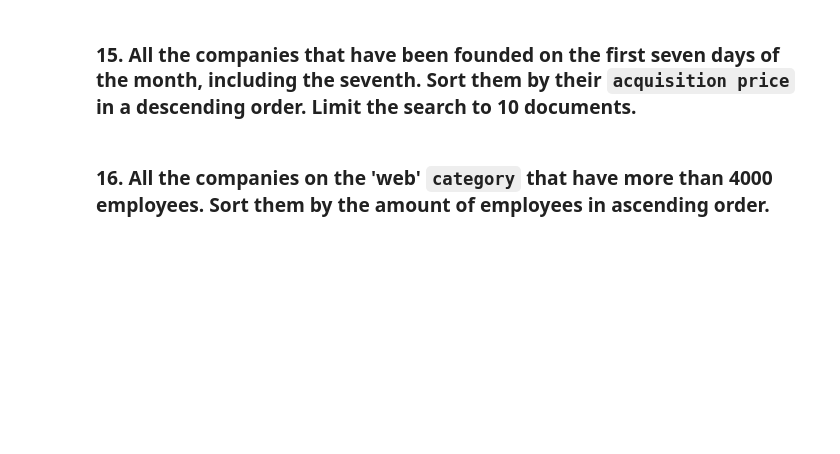
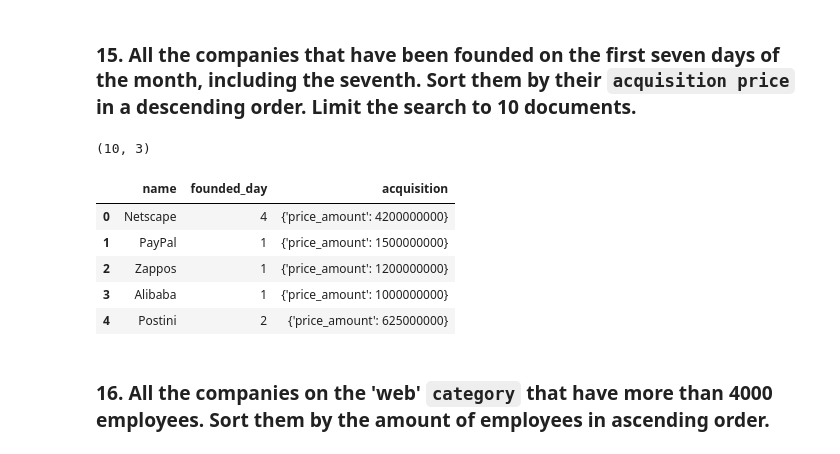
Before and after one commit to Ironhack-Data-Madrid-PartTime-Oct22/lab-mongo-queries, a Jupyter notebook: your_code/main.ipynb, the cells around one changed output. Cells and saved outputs as stored; diff of their text form; code cells hidden in the pictures; blank space fills up the shorter version.

```diff
--- a/your_code/main.ipynb
+++ b/your_code/main.ipynb
@@ -241,2 +265,18 @@ companies_acquisition_2010.head(3)
+# %%
+# Your Code
+cond01 = {'founded_day':{'$gte':1}}
+cond02 = {'founded_day':{'$lte':7}}
+
+companies_7days =pd.DataFrame(db.coleccion.find({'$and': [cond01,cond02]},{'_id':0,'name':1,'founded_day':1, 'acquisition.price_amount':1}).sort('acquisition.price_amount', -1).limit(10))
+print(companies_7days.shape)
+companies_7days.head()
+# %% [output]
+(10, 3)
+|  | name | founded_day | acquisition |
+| 0 | Netscape | 4 | {'price_amount': 4200000000} |
+| 1 | PayPal | 1 | {'price_amount': 1500000000} |
+| 2 | Zappos | 1 | {'price_amount': 1200000000} |
+| 3 | Alibaba | 1 | {'price_amount': 1000000000} |
+| 4 | Postini | 2 | {'price_amount': 625000000} |
 # %% [markdown]
 ### 16. All the companies on the 'web' `category` that have more than 4000 employees. Sort them by the amount of employees in ascending order.
```
Also changed, not shown: parts of 10 cells of this notebook.
